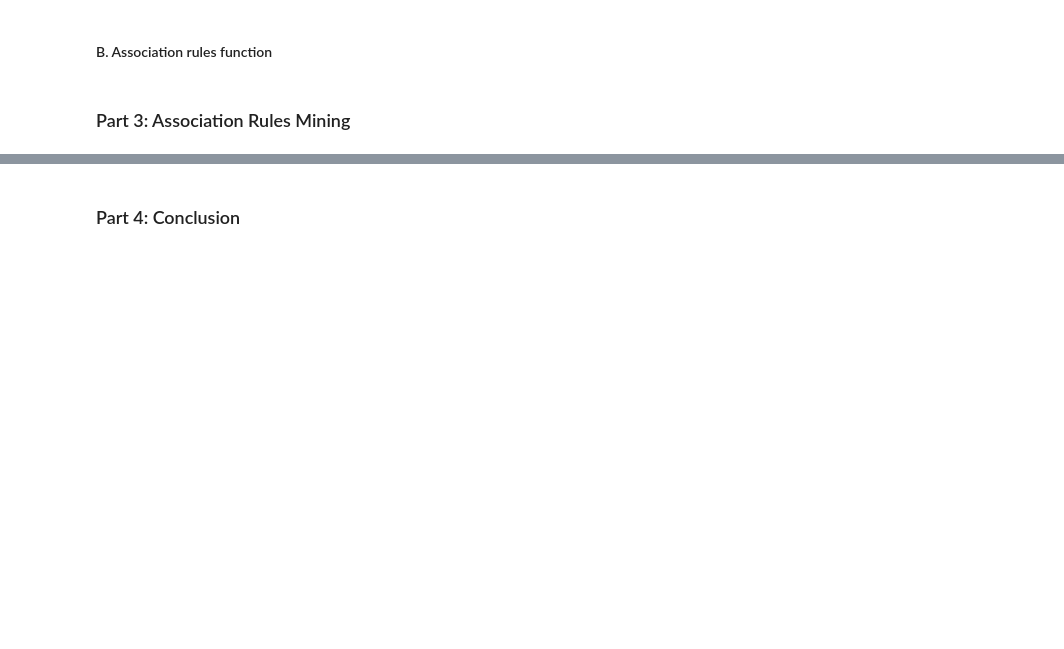
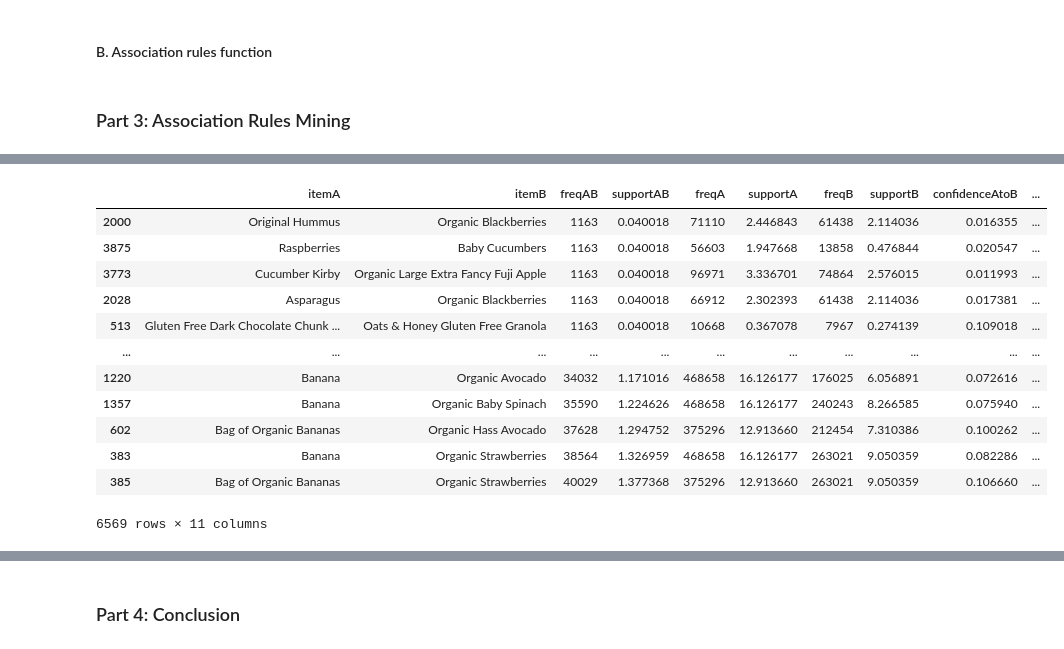
Before and after one commit to kelseyneis/data-mining, a Jupyter notebook: data_mining_project_2/Experiment - 2/Instacart_association.ipynb, the cells around one changed output, grey strips where cells are left out. Cells and saved outputs as stored; diff of their text form; code cells hidden in the pictures; blank space fills up the shorter version.

```diff
--- a/data_mining_project_2/Experiment - 2/Instacart_association.ipynb
+++ b/data_mining_project_2/Experiment - 2/Instacart_association.ipynb
@@ -384,6 +376,20 @@ Wall time: 1min 4s
 # %%
 # Replace item ID with item name and display association rules
 item_name   = pd.read_csv('products.csv')
 item_name   = item_name.rename(columns={'product_id':'item_id', 'product_name':'item_name'})
-rules_final = merge_item_name(rules, item_name).sort_values('lift', ascending=False)
+rules_final = merge_item_name(rules[2], item_name).sort_values('supportAB', ascending=True)
 display(rules_final)
+# %% [output]
+|  | itemA | itemB | freqAB | supportAB | freqA | supportA | freqB | supportB | confidenceAtoB | ... |
+| 2000 | Original Hummus | Organic Blackberries | 1163 | 0.040018 | 71110 | 2.446843 | 61438 | 2.114036 | 0.016355 | ... |
+| 3875 | Raspberries | Baby Cucumbers | 1163 | 0.040018 | 56603 | 1.947668 | 13858 | 0.476844 | 0.020547 | ... |
+| 3773 | Cucumber Kirby | Organic Large Extra Fancy Fuji Apple | 1163 | 0.040018 | 96971 | 3.336701 | 74864 | 2.576015 | 0.011993 | ... |
+| 2028 | Asparagus | Organic Blackberries | 1163 | 0.040018 | 66912 | 2.302393 | 61438 | 2.114036 | 0.017381 | ... |
+| 513 | Gluten Free Dark Chocolate Chunk ... | Oats & Honey Gluten Free Granola | 1163 | 0.040018 | 10668 | 0.367078 | 7967 | 0.274139 | 0.109018 | ... |
+| ... | ... | ... | ... | ... | ... | ... | ... | ... | ... | ... |
+| 1220 | Banana | Organic Avocado | 34032 | 1.171016 | 468658 | 16.126177 | 176025 | 6.056891 | 0.072616 | ... |
+| 1357 | Banana | Organic Baby Spinach | 35590 | 1.224626 | 468658 | 16.126177 | 240243 | 8.266585 | 0.075940 | ... |
+| 602 | Bag of Organic Bananas | Organic Hass Avocado | 37628 | 1.294752 | 375296 | 12.913660 | 212454 | 7.310386 | 0.100262 | ... |
+| 383 | Banana | Organic Strawberries | 38564 | 1.326959 | 468658 | 16.126177 | 263021 | 9.050359 | 0.082286 | ... |
+| 385 | Bag of Organic Bananas | Organic Strawberries | 40029 | 1.377368 | 375296 | 12.913660 | 263021 | 9.050359 | 0.106660 | ... |
+6569 rows × 11 columns
```
Also changed, not shown: parts of 6 cells of this notebook, 2 other files.
